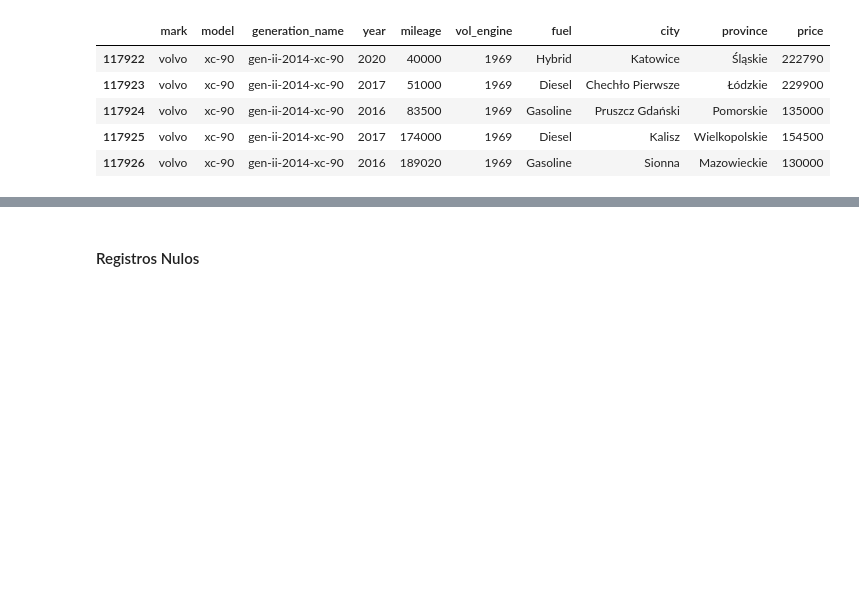
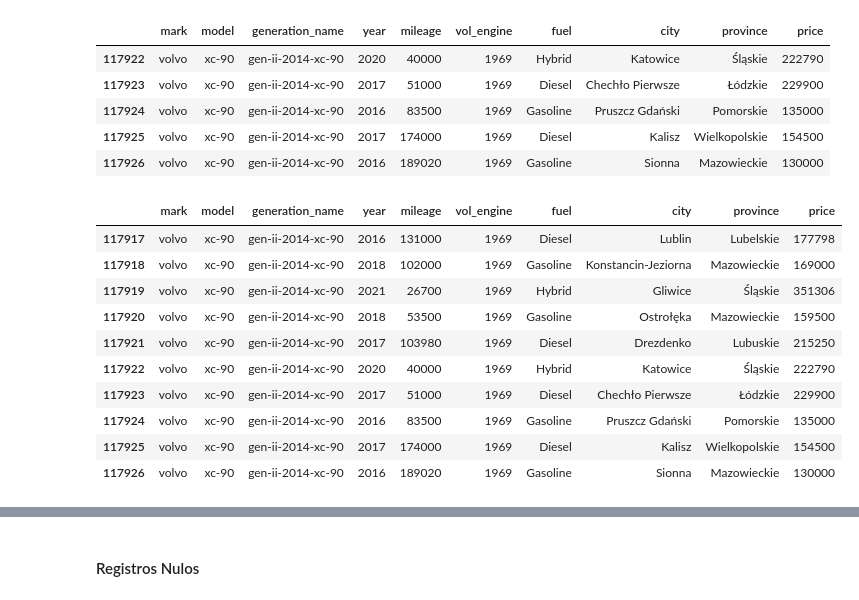
Before and after one commit to carbajaljerson/Pandas, a Jupyter notebook: DataFrameOperations.ipynb, the cells around one changed output, grey strips where cells are left out. Cells and saved outputs as stored; diff of their text form; code cells hidden in the pictures; blank space fills up the shorter version.

```diff
--- a/DataFrameOperations.ipynb
+++ b/DataFrameOperations.ipynb
@@ -60,6 +79,21 @@ df.tail()
 | 117924 | volvo | xc-90 | gen-ii-2014-xc-90 | 2016 | 83500 | 1969 | Gasoline | Pruszcz Gdański | Pomorskie | 135000 |
 | 117925 | volvo | xc-90 | gen-ii-2014-xc-90 | 2017 | 174000 | 1969 | Diesel | Kalisz | Wielkopolskie | 154500 |
 | 117926 | volvo | xc-90 | gen-ii-2014-xc-90 | 2016 | 189020 | 1969 | Gasoline | Sionna | Mazowieckie | 130000 |
+# %%
+#Muestra de las 10 últimas filas
+df.tail(10)
+# %% [output]
+|  | mark | model | generation_name | year | mileage | vol_engine | fuel | city | province | price |
+| 117917 | volvo | xc-90 | gen-ii-2014-xc-90 | 2016 | 131000 | 1969 | Diesel | Lublin | Lubelskie | 177798 |
+| 117918 | volvo | xc-90 | gen-ii-2014-xc-90 | 2018 | 102000 | 1969 | Gasoline | Konstancin-Jeziorna | Mazowieckie | 169000 |
+| 117919 | volvo | xc-90 | gen-ii-2014-xc-90 | 2021 | 26700 | 1969 | Hybrid | Gliwice | Śląskie | 351306 |
+| 117920 | volvo | xc-90 | gen-ii-2014-xc-90 | 2018 | 53500 | 1969 | Gasoline | Ostrołęka | Mazowieckie | 159500 |
+| 117921 | volvo | xc-90 | gen-ii-2014-xc-90 | 2017 | 103980 | 1969 | Diesel | Drezdenko | Lubuskie | 215250 |
+| 117922 | volvo | xc-90 | gen-ii-2014-xc-90 | 2020 | 40000 | 1969 | Hybrid | Katowice | Śląskie | 222790 |
+| 117923 | volvo | xc-90 | gen-ii-2014-xc-90 | 2017 | 51000 | 1969 | Diesel | Chechło Pierwsze | Łódzkie | 229900 |
+| 117924 | volvo | xc-90 | gen-ii-2014-xc-90 | 2016 | 83500 | 1969 | Gasoline | Pruszcz Gdański | Pomorskie | 135000 |
+| 117925 | volvo | xc-90 | gen-ii-2014-xc-90 | 2017 | 174000 | 1969 | Diesel | Kalisz | Wielkopolskie | 154500 |
+| 117926 | volvo | xc-90 | gen-ii-2014-xc-90 | 2016 | 189020 | 1969 | Gasoline | Sionna | Mazowieckie | 130000 |
 # %%
 #Muestra aleatoriamente cualquier fila
 df.sample()
```
Also changed, not shown: parts of 21 cells of this notebook, 2 other files.
